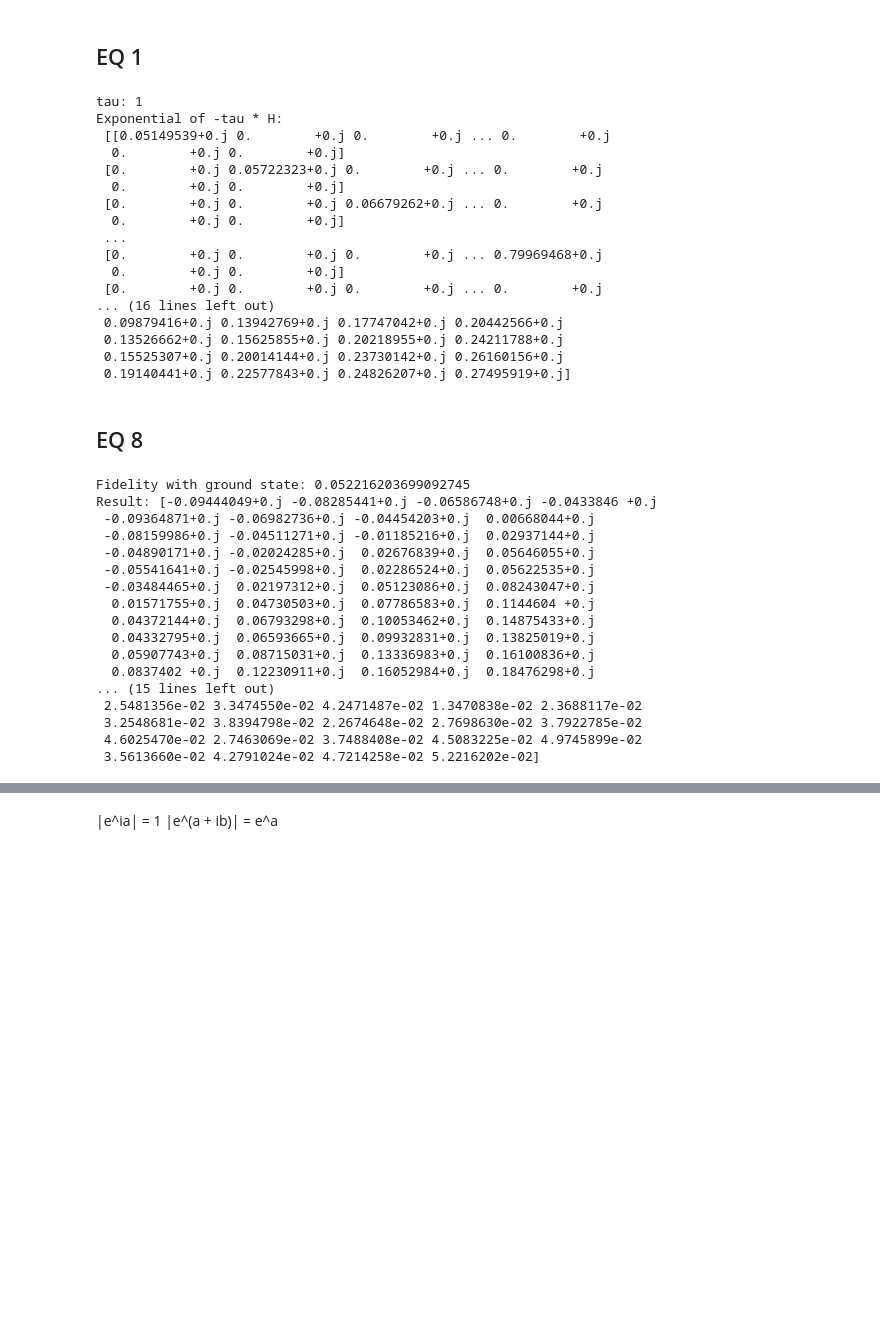
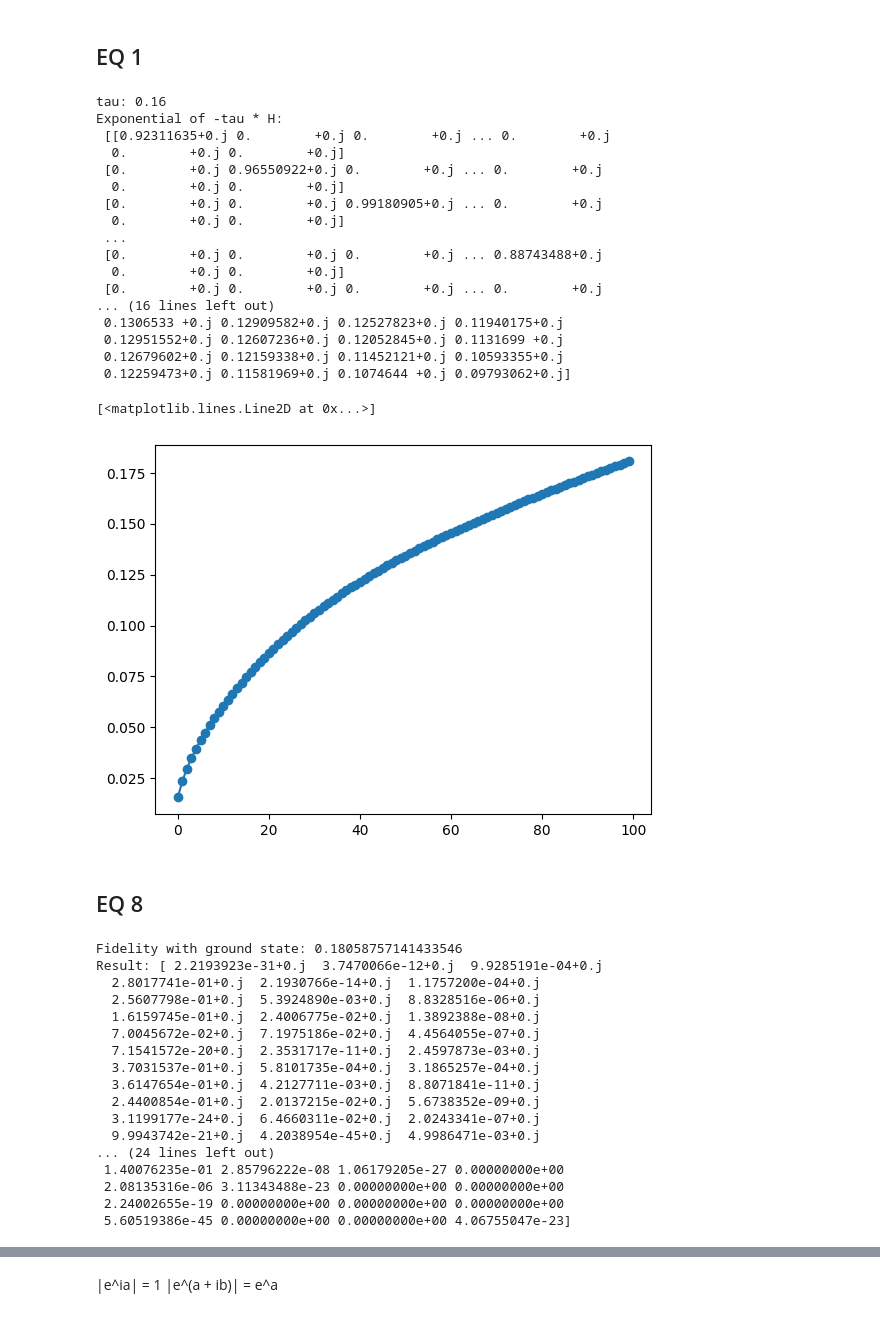
Before and after one commit to AndewNN/Quantum_Computing, a Jupyter notebook: DB-QITE/cudaq.ipynb, the cells around one changed output, grey strips where cells are left out. Drawn from its saved outputs; the diff is of its cells as text; code cells hidden in the pictures; blank space fills up the shorter version.

```diff
--- a/DB-QITE/cudaq.ipynb
+++ b/DB-QITE/cudaq.ipynb
@@ -162,7 +183,7 @@ AssertionError:
 # tau = 0.2
 N = 60000
 tau = ss * N
-tau = 1
+tau = 0.16
 # N = 100
 
 print("tau:", tau)
@@ -177,40 +198,54 @@ print("Fidelity with ground state:", abs(result @ ground_state)**2)
 
 print("Result of normed exp(-tau * H) @ b:", result)
 # print("Result of normed exp(-tau * H) @ b:", np.round(result))
+
+F_l = []
+for tau in range(100):
+    exp_H = expm(-tau * H)
+    result = exp_H @ b
+    result = result / np.linalg.norm(result)
+    F_l.append(abs(result @ ground_state)**2)
 # %% [output]
-tau: 1
+tau: 0.16
 Exponential of -tau * H:
- [[0.05149539+0.j 0.        +0.j 0.        +0.j ... 0.        +0.j
+ [[0.92311635+0.j 0.        +0.j 0.        +0.j ... 0.        +0.j
   0.        +0.j 0.        +0.j]
- [0.        +0.j 0.05722323+0.j 0.        +0.j ... 0.        +0.j
+ [0.        +0.j 0.96550922+0.j 0.        +0.j ... 0.        +0.j
   0.        +0.j 0.        +0.j]
- [0.        +0.j 0.        +0.j 0.06679262+0.j ... 0.        +0.j
+ [0.        +0.j 0.        +0.j 0.99180905+0.j ... 0.        +0.j
   0.        +0.j 0.        +0.j]
  ...
- [0.        +0.j 0.        +0.j 0.        +0.j ... 0.79969468+0.j
+ [0.        +0.j 0.        +0.j 0.        +0.j ... 0.88743488+0.j
   0.        +0.j 0.        +0.j]
  [0.        +0.j 0.        +0.j 0.        +0.j ... 0.        +0.j
 ... (16 lines left out)
- 0.09879416+0.j 0.13942769+0.j 0.17747042+0.j 0.20442566+0.j
- 0.13526662+0.j 0.15625855+0.j 0.20218955+0.j 0.24211788+0.j
- 0.15525307+0.j 0.20014144+0.j 0.23730142+0.j 0.26160156+0.j
- 0.19140441+0.j 0.22577843+0.j 0.24826207+0.j 0.27495919+0.j]
+ 0.1306533 +0.j 0.12909582+0.j 0.12527823+0.j 0.11940175+0.j
+ 0.12951552+0.j 0.12607236+0.j 0.12052845+0.j 0.1131699 +0.j
+ 0.12679602+0.j 0.12159338+0.j 0.11452121+0.j 0.10593355+0.j
+ 0.12259473+0.j 0.11581969+0.j 0.1074644 +0.j 0.09793062+0.j]
+# %%
+plt.plot(F_l, marker='o')
+# %% [output]
+[<matplotlib.lines.Line2D at 0x...>]
+[figure, added]
 # %% [markdown]
 ## EQ 8
 # %%
 s = tau / N
 
 s = 1
-N = 1
+N = 100
 
 bb = b.copy()
 bb_t = torch.tensor(bb, device=device, dtype=torch.complex64)
 H_t = torch.tensor(H, device=device, dtype=torch.complex64)
+F_l = []
 for i in tqdm(range(N)):
     densi = torch.outer(bb_t, bb_t)
     # Q = torch.matrix_exp(s * (densi @ H_t - H_t @ densi))
     Q = torch.matrix_exp(s * commutator(densi, H_t))
     bb_t = Q @ bb_t
+    F_l.append(abs(bb_t.cpu().numpy() @ ground_state)**2)
 bb = bb_t.cpu().numpy()
 result = bb
 print("Fidelity with ground state:", abs(result @ ground_state)**2)
@@ -219,20 +254,20 @@ print("Norm:", np.linalg.norm(result))
 # print(np.round(result))
 print(np.abs(result)**2)
 # %% [output]
-Fidelity with ground state: 0.052216203699092745
-Result: [-0.09444049+0.j -0.08285441+0.j -0.06586748+0.j -0.0433846 +0.j
- -0.09364871+0.j -0.06982736+0.j -0.04454203+0.j  0.00668044+0.j
- -0.08159986+0.j -0.04511271+0.j -0.01185216+0.j  0.02937144+0.j
- -0.04890171+0.j -0.02024285+0.j  0.02676839+0.j  0.05646055+0.j
- -0.05541641+0.j -0.02545998+0.j  0.02286524+0.j  0.05622535+0.j
- -0.03484465+0.j  0.02197312+0.j  0.05123086+0.j  0.08243047+0.j
-  0.01571755+0.j  0.04730503+0.j  0.07786583+0.j  0.1144604 +0.j
-  0.04372144+0.j  0.06793298+0.j  0.10053462+0.j  0.14875433+0.j
-  0.04332795+0.j  0.06593665+0.j  0.09932831+0.j  0.13825019+0.j
-  0.05907743+0.j  0.08715031+0.j  0.13336983+0.j  0.16100836+0.j
-  0.0837402 +0.j  0.12230911+0.j  0.16052984+0.j  0.18476298+0.j
-... (15 lines left out)
- 2.5481356e-02 3.3474550e-02 4.2471487e-02 1.3470838e-02 2.3688117e-02
- 3.2548681e-02 3.8394798e-02 2.2674648e-02 2.7698630e-02 3.7922785e-02
- 4.6025470e-02 2.7463069e-02 3.7488408e-02 4.5083225e-02 4.9745899e-02
- 3.5613660e-02 4.2791024e-02 4.7214258e-02 5.2216202e-02]
+Fidelity with ground state: 0.18058757141433546
+Result: [ 2.2193923e-31+0.j  3.7470066e-12+0.j  9.9285191e-04+0.j
+  2.8017741e-01+0.j  2.1930766e-14+0.j  1.1757200e-04+0.j
+  2.5607798e-01+0.j  5.3924890e-03+0.j  8.8328516e-06+0.j
+  1.6159745e-01+0.j  2.4006775e-02+0.j  1.3892388e-08+0.j
+  7.0045672e-02+0.j  7.1975186e-02+0.j  4.4564055e-07+0.j
+  7.1541572e-20+0.j  2.3531717e-11+0.j  2.4597873e-03+0.j
+  3.7031537e-01+0.j  5.8101735e-04+0.j  3.1865257e-04+0.j
+  3.6147654e-01+0.j  4.2127711e-03+0.j  8.8071841e-11+0.j
+  2.4400854e-01+0.j  2.0137215e-02+0.j  5.6738352e-09+0.j
+  3.1199177e-24+0.j  6.4660311e-02+0.j  2.0243341e-07+0.j
+  9.9943742e-21+0.j  4.2038954e-45+0.j  4.9986471e-03+0.j
+... (24 lines left out)
+ 1.40076235e-01 2.85796222e-08 1.06179205e-27 0.00000000e+00
+ 2.08135316e-06 3.11343488e-23 0.00000000e+00 0.00000000e+00
+ 2.24002655e-19 0.00000000e+00 0.00000000e+00 0.00000000e+00
+ 5.60519386e-45 0.00000000e+00 0.00000000e+00 4.06755047e-23]
```
Also changed, not shown: parts of 35 cells of this notebook.
